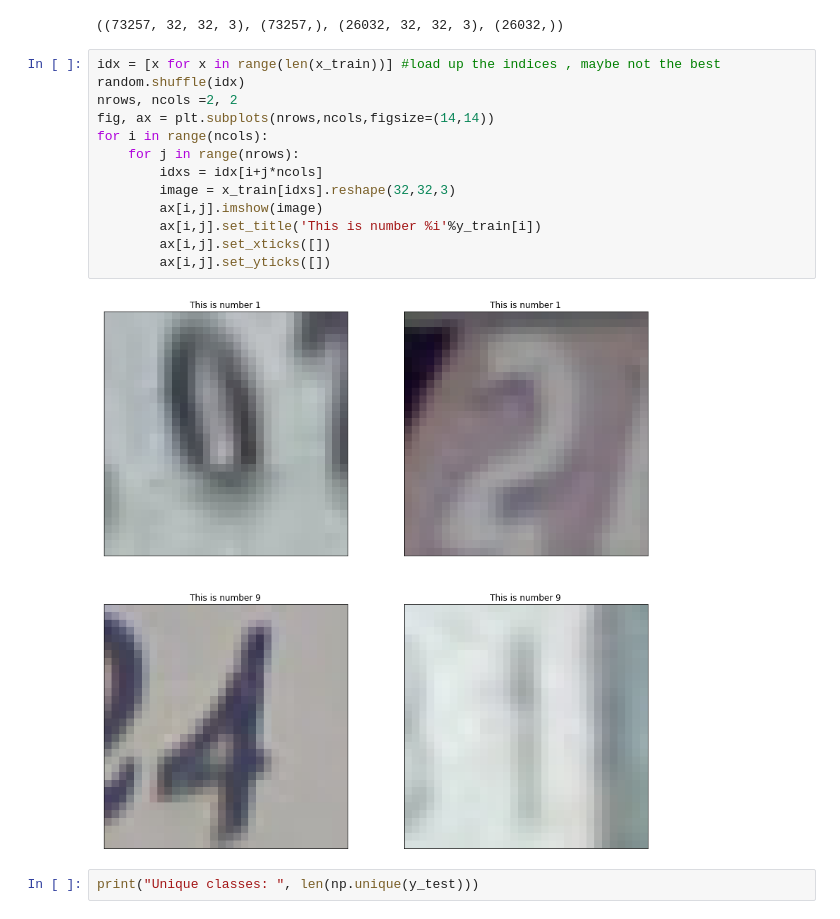
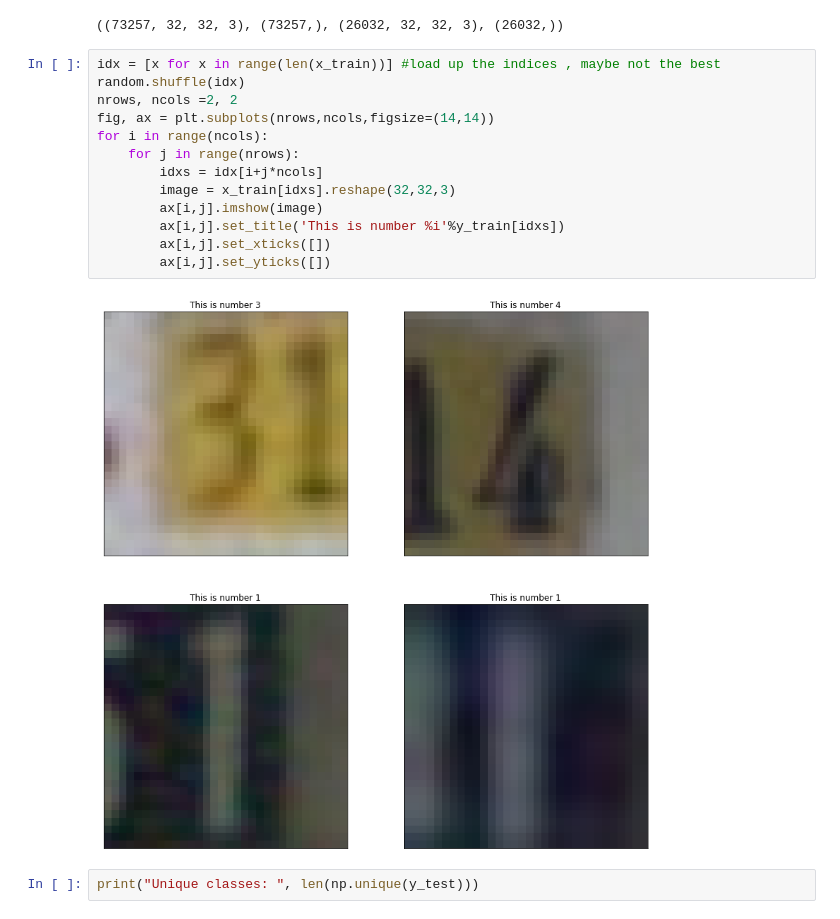
Before and after one commit to barnabasp/ML_Course, a Jupyter notebook: bporfy_lab_10_cnn.ipynb, the cells around one changed output. Drawn from its saved outputs; the diff is of its cells as text.

```diff
--- a/bporfy_lab_10_cnn.ipynb
+++ b/bporfy_lab_10_cnn.ipynb
@@ -100,18 +112,18 @@ x_train.shape, y_train.shape, x_test.shape, y_test.shape
 # %%
 idx = [x for x in range(len(x_train))] #load up the indices , maybe not the best
 random.shuffle(idx)
 nrows, ncols =2, 2
 fig, ax = plt.subplots(nrows,ncols,figsize=(14,14))
 for i in range(ncols):
     for j in range(nrows):
         idxs = idx[i+j*ncols]
         image = x_train[idxs].reshape(32,32,3)
         ax[i,j].imshow(image)
-        ax[i,j].set_title('This is number %i'%y_train[i])
+        ax[i,j].set_title('This is number %i'%y_train[idxs])
         ax[i,j].set_xticks([])
         ax[i,j].set_yticks([])
 # %% [output]
-[figure, old version]
+[figure, new version]
 # %%
 print("Unique classes: ", len(np.unique(y_test)))
 # %% [output]
```
Also changed, not shown: parts of 20 cells of this notebook.
